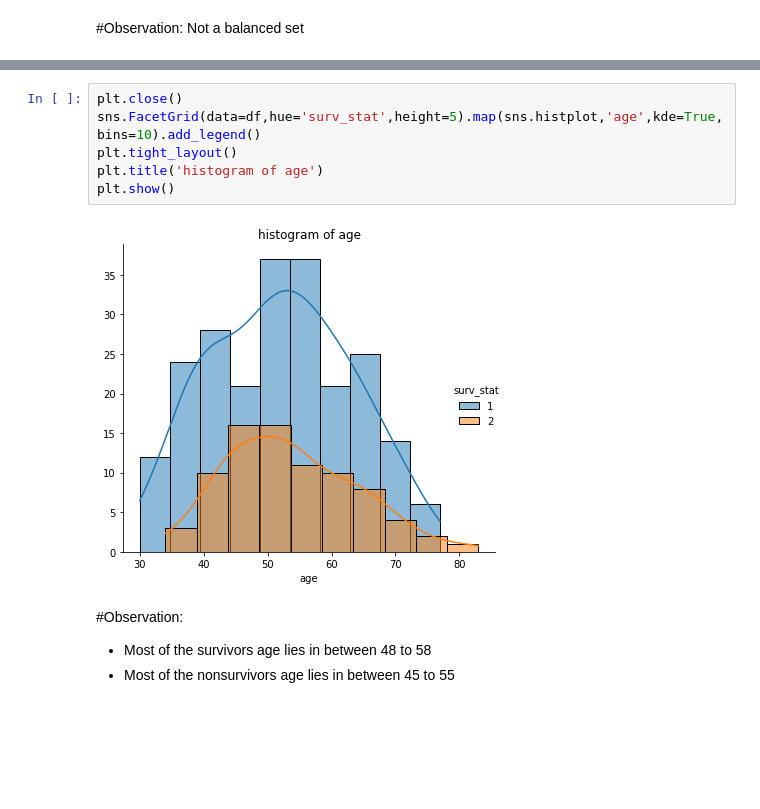
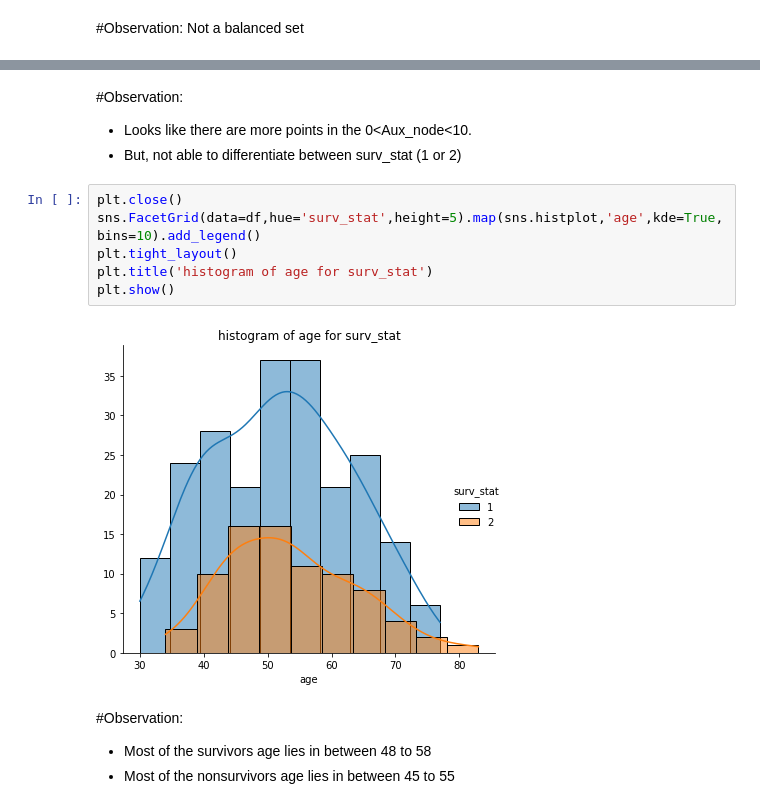
Before and after one commit to vishnuvardhan-jadava/Exploratory-Data-Analysis-on-Haberman-Dataset, a Jupyter notebook: habermans_EDA.ipynb, the cells around one changed output, grey strips where cells are left out. Drawn from its saved outputs; the diff is of its cells as text; blank space fills up the shorter version.

```diff
--- a/habermans_EDA.ipynb
+++ b/habermans_EDA.ipynb
@@ -87,11 +96,15 @@ plt.show()
+# %% [markdown]
+#Observation:
+*    Looks like there are more points in the 0<Aux_node<10.
+*    But, not able to differentiate between surv_stat (1 or 2)
 # %%
 plt.close()
 sns.FacetGrid(data=df,hue='surv_stat',height=5).map(sns.histplot,'age',kde=True,bins=10).add_legend()
 plt.tight_layout()
-plt.title('histogram of age')
+plt.title('histogram of age for surv_stat')
 plt.show()
 # %% [output]
-[figure, old version]
+[figure, new version]
 # %% [markdown]
 #Observation:
 *   Most of the survivors age lies in between 48 to 58
```
Also changed, not shown: parts of 4 cells of this notebook.
